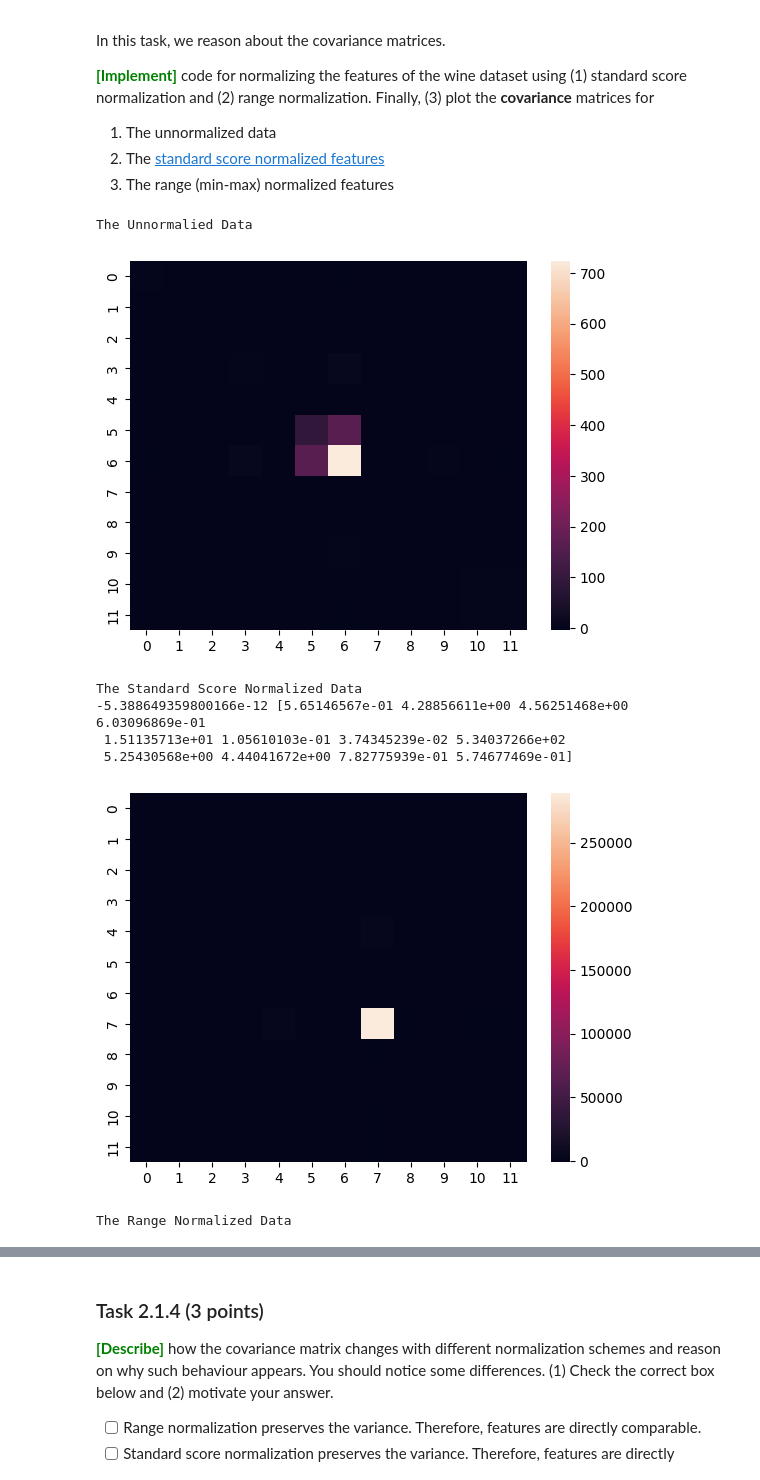
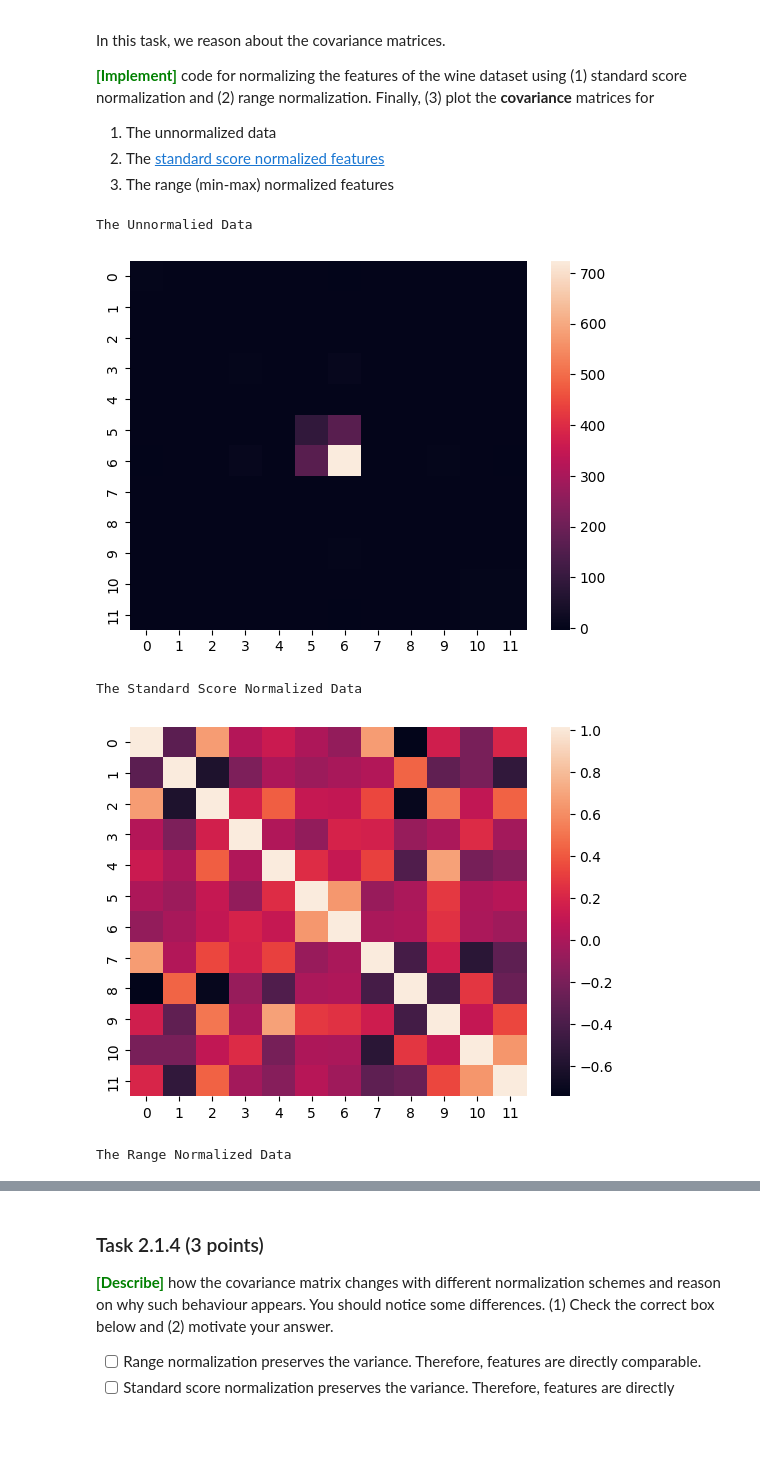
Before and after one commit to Joac1137/dm2023-exercises, a Jupyter notebook: handins/handin1.ipynb, the cells around one changed output, grey strips where cells are left out. Drawn from its saved outputs; the diff is of its cells as text; code cells hidden in the pictures; blank space fills up the shorter version.

```diff
--- a/handins/handin1.ipynb
+++ b/handins/handin1.ipynb
@@ -689,7 +659,7 @@ In this task, we reason about the covariance matrices.
 # Data
 X = data_np
 n, d = X.shape
-
+np.set_printoptions(suppress=True)
 def covariance_matrix(X):
     cov = np.empty((d,d))
     for i in range(d):
@@ -707,49 +677,46 @@ Cov = covariance_matrix(X)
 #Cov = np.cov(X, rowvar=False)
 sns.heatmap(Cov, annot=False, fmt='g')
 plt.show()
 
 
-my = np.mean(X, axis=0)
-sigma = np.var(X, axis=0)
-# my = np.sum(X,axis=0) / n
-# sigma = np.sum((X - my)**2, axis=0) / n
+
+my = np.sum(X,axis=0) / n
+
+sigma = np.sqrt(np.sum((X - my)**2, axis=0) / n)
+
 
 def z_norm(X):
     std_norm = np.empty((n, d))
     for i in range(n):
         for j in range(d):
             std_norm[i,j] = (X[i,j] - my[j]) / sigma[j]
     return std_norm
 
 print("The Standard Score Normalized Data")
 std_norm = z_norm(X)
-print(np.mean(std_norm), np.std(std_norm, axis=0))
 Cov = covariance_matrix(std_norm)
 sns.heatmap(Cov, annot=False, fmt='g')
 plt.show()
 
-
-
 range_max = np.max(X, axis=0)
 range_min = np.min(X, axis=0)
 
-range_norm = np.empty((n, d))
-for i in range(n):
-    for j in range(d):
-        range_norm[i, j] = (X[i,j] - range_min[j]) / (range_max[j] - range_min[j])
-
+def range_norm_func(X):
+    range_norm = np.empty((n, d))
+    for i in range(n):
+        for j in range(d):
+            range_norm[i, j] = (X[i,j] - range_min[j]) / (range_max[j] - range_min[j])
+    return range_norm
 print("The Range Normalized Data")
+range_norm = range_norm_func(X)
 Cov = covariance_matrix(range_norm)
 sns.heatmap(Cov, annot=False, fmt='g')
 plt.show()
 # %% [output]
 The Unnormalied Data
 [figure]
 The Standard Score Normalized Data
--5.388649359800166e-12 [5.65146567e-01 4.28856611e+00 4.56251468e+00 6.03096869e-01
- 1.51135713e+01 1.05610103e-01 3.74345239e-02 5.34037266e+02
- 5.25430568e+00 4.44041672e+00 7.82775939e-01 5.74677469e-01]
-[figure, old version]
+[figure, new version]
 The Range Normalized Data
 [figure]
 # %% [markdown]
```
Also changed, not shown: parts of 12 cells of this notebook, 1 other file.
